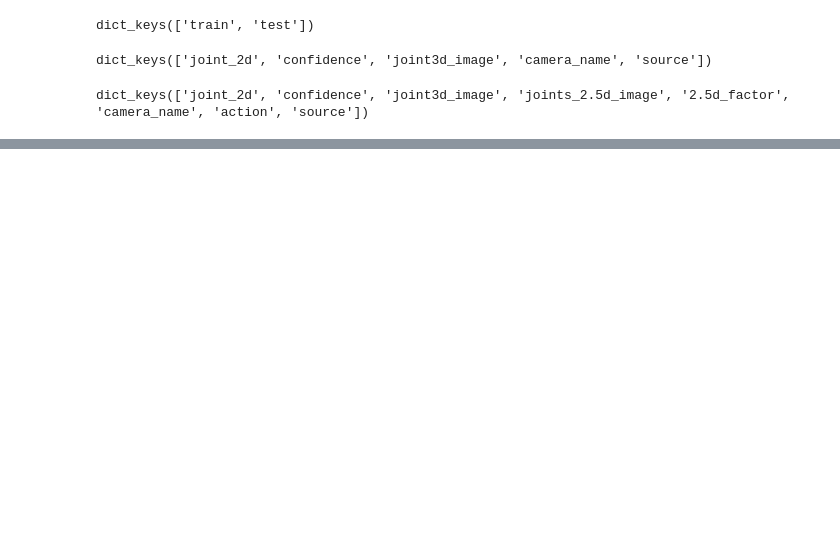
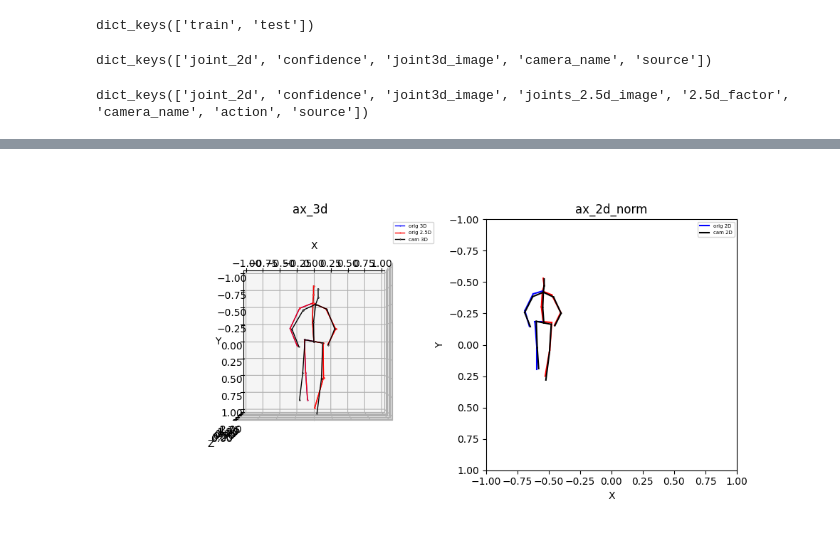
Before and after one commit to hoo223/MotionBERT, a Jupyter notebook: custom_codes/dataset_generation/modify_h36m_sh.ipynb, the cells around one changed output, grey strips where cells are left out. Drawn from its saved outputs; the diff is of its cells as text; code cells hidden in the pictures; blank space fills up the shorter version.

```diff
--- a/custom_codes/dataset_generation/modify_h36m_sh.ipynb
+++ b/custom_codes/dataset_generation/modify_h36m_sh.ipynb
@@ -37,0 +136,33 @@ data = load_data_dict(dataset_name, data_type_list, overwrite_list, verbose=True
+# %%
+frame_num = 1003
+action = 'Walking 1'
+cam_id = '54138969'
+cam_3d = data['cam_3d'][subject][action][cam_id][frame_num].copy()
+cam_param = data['cam_param'][subject][action][cam_id].copy()
+intrinsic = cam_param['intrinsic']
+W, H = cam_param['W'], cam_param['H']
+cam_3d_hat = cam_3d.copy() - cam_3d[0]
+img_2d = projection(cam_3d, intrinsic)
+img_2d_norm = normalize_input(img_2d, W, H)
+# %%
+%matplotlib widget
+# check original train data
+
+configs = {
+    'ax_3d': {'type': '3d', 'loc': 121, 'mode': 'cam', 'xlim': [-1, 1], 'ylim': [-1, 1], 'zlim': [0, 2]},
+    #'ax_2d': {'type': '2d', 'loc': 122, 'W': W, 'H': H},
+    'ax_2d_norm': {'type': '2d', 'loc': 122, 'normalize': True},
+}
+
+fig, axs = generate_axes(0, configs, figsize=[10, 5], fig_title='')
+plot_pose_setting = [
+    ('ax_3d', joint3d_image_hat*_25d_factor/1000, {'color': '', 'label': 'orig 3D'}),
+    ('ax_3d', joints_25d_image_hat/1000, {'color': 'r', 'label': 'orig 2.5D'}),
+    ('ax_3d', cam_3d_hat, {'color': 'k', 'label': 'cam 3D'}),
+    ('ax_2d_norm', joint_2d_norm, {'color': '', 'label': 'orig 2D'}),
+    ('ax_2d_norm', img_2d_norm, {'color': 'k', 'label': 'cam 2D'}),
+]
+general_plot_func(axs, configs, plot_pose_setting, 0)
+plt.show()
+# %% [output]
+[figure, added]
```
Also changed, not shown: parts of 13 cells of this notebook, 10 other files.
